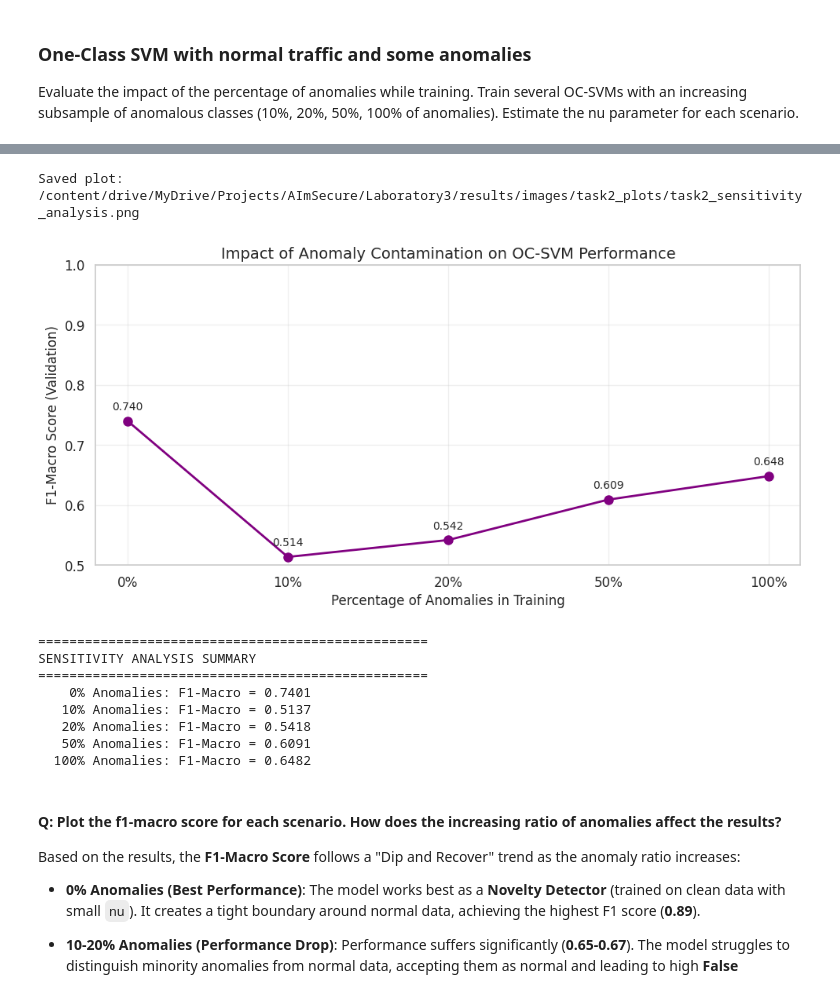
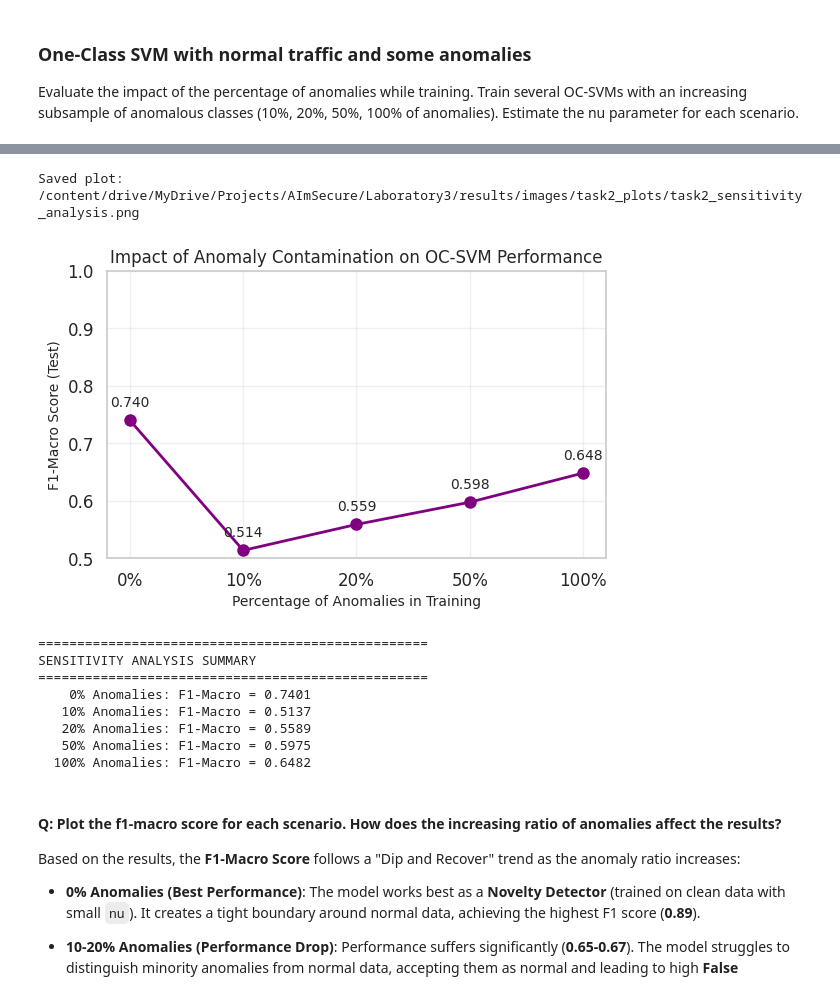
Before and after one commit to AImSecure/Laboratory3, a Jupyter notebook: lab/notebooks/Lab3_Anomaly_Detection.ipynb, the cells around one changed output, grey strips where cells are left out. Saved outputs shown, nothing was run; the diff lists cells and outputs as text; code cells hidden in the pictures.

```diff
--- a/lab/notebooks/Lab3_Anomaly_Detection.ipynb
+++ b/lab/notebooks/Lab3_Anomaly_Detection.ipynb
@@ -959,7 +986,7 @@ Now train the OC-SVM with both normal and anomalous data. Estimate nu as the rat
 # 1. Calculate Contamination Rate
 n_samples = len(y_train_binary)
 n_anomalies = y_train_binary.sum()
-contamination_rate = n_anomalies / n_samples
+contamination_rate = max(0.0, min(n_anomalies / n_samples, 0.999))
 
 print(f"Training Data Statistics:")
 print(f"  Total Samples:  {n_samples}")
@@ -1144,41 +1181,41 @@ weighted avg       0.67      0.67      0.67      5826
 # %%
 # --- Plot Sensitivity Analysis Results ---
-plt.figure(figsize=(10, 5))
+plt.figure(figsize=(6, 4))
 
 x_labels = [f"{int(p*100)}%" for p in anomaly_percentages]
 plt.plot(x_labels, results['test_f1'], marker='o', linewidth=2, markersize=8, color='purple')
 
 # Add value annotations
 for i, (x, f1) in enumerate(zip(x_labels, results['test_f1'])):
     plt.annotate(f'{f1:.3f}', (i, f1), textcoords="offset points",
                  xytext=(0, 10), ha='center', fontsize=10)
 
-plt.xlabel("Percentage of Anomalies in Training", fontsize=12)
-plt.ylabel("F1-Macro Score (Validation)", fontsize=12)
-plt.title("Impact of Anomaly Contamination on OC-SVM Performance", fontsize=14)
+plt.xlabel("Percentage of Anomalies in Training", fontsize=10)
+plt.ylabel("F1-Macro Score (Test)", fontsize=10)
+plt.title("Impact of Anomaly Contamination on OC-SVM Performance", fontsize=12)
 plt.grid(True, alpha=0.3)
 plt.ylim(0.5, 1.0)
 plt.tight_layout()
 
 save_plot(plt.gcf(), 'task2_sensitivity_analysis', path=save_dir, close_fig=False)
 plt.show()
 
 # Print summary table
 print("\n" + "="*50)
 print("SENSITIVITY ANALYSIS SUMMARY")
 print("="*50)
 for p, f1 in zip(anomaly_percentages, results['test_f1']):
     print(f"  {int(p*100):3d}% Anomalies: F1-Macro = {f1:.4f}")
 # %% [output]
 Saved plot: /content/drive/MyDrive/Projects/AImSecure/Laboratory3/results/images/task2_plots/task2_sensitivity_analysis.png
-[figure, old version]
+[figure, new version]
 ==================================================
 SENSITIVITY ANALYSIS SUMMARY
 ==================================================
     0% Anomalies: F1-Macro = 0.7401
    10% Anomalies: F1-Macro = 0.5137
-   20% Anomalies: F1-Macro = 0.5418
-   50% Anomalies: F1-Macro = 0.6091
+   20% Anomalies: F1-Macro = 0.5589
+   50% Anomalies: F1-Macro = 0.5975
   100% Anomalies: F1-Macro = 0.6482
 # %% [markdown]
 #### Q: Plot the f1-macro score for each scenario. How does the increasing ratio of anomalies affect the results?
```
Also changed, not shown: parts of 37 cells of this notebook.
